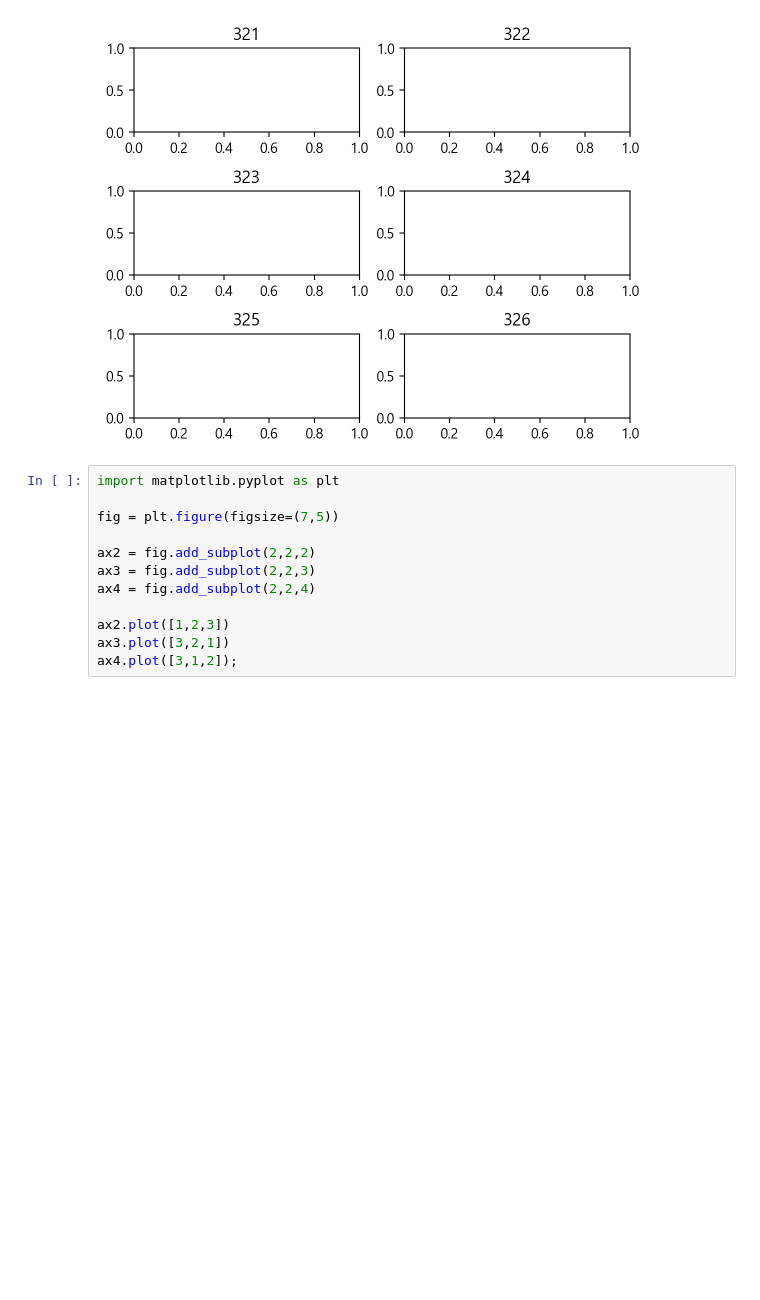
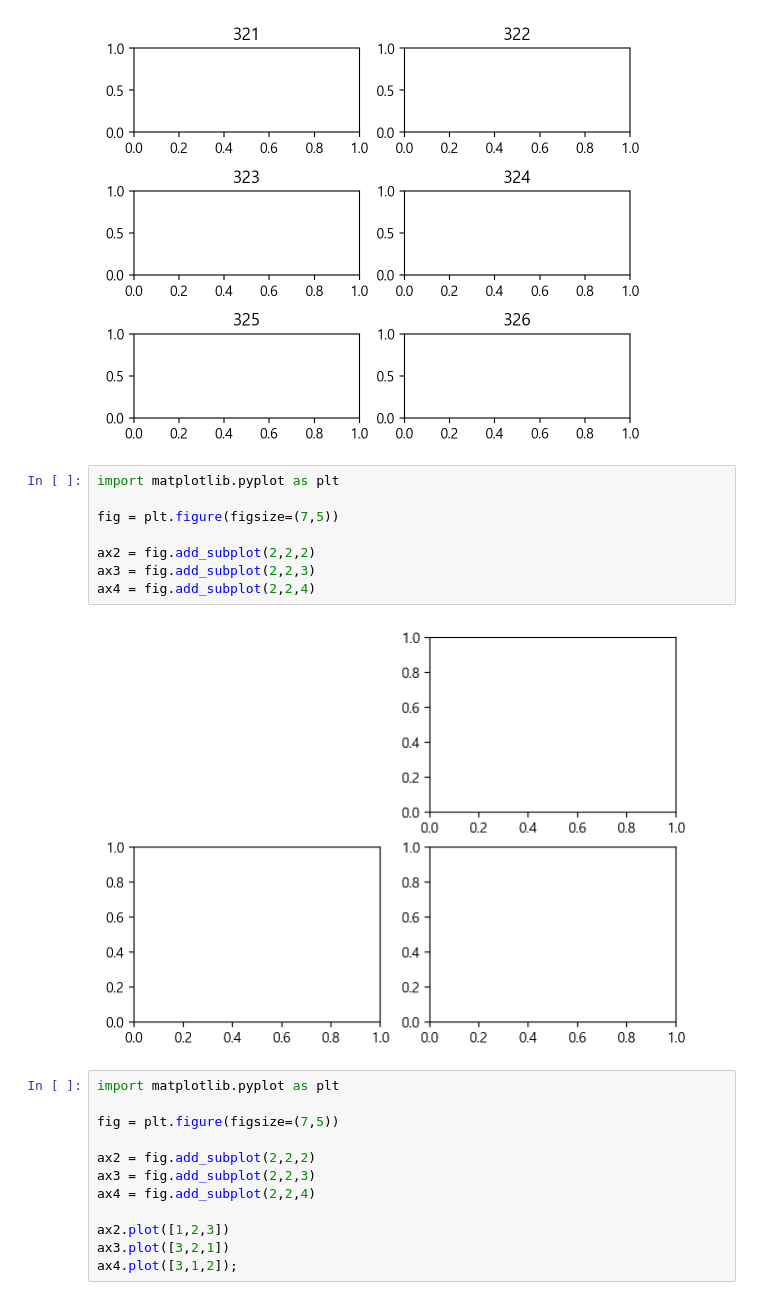
Before and after one commit to Jinseok2419342/2024-intro-DA-code, a Jupyter notebook: w06-ary-split-matplotlib-basic.ipynb, the cells around one changed output. Cells and saved outputs as stored; diff of their text form; blank space fills up the shorter version.

```diff
--- a/w06-ary-split-matplotlib-basic.ipynb
+++ b/w06-ary-split-matplotlib-basic.ipynb
@@ -451,6 +474,16 @@ fig.subplots_adjust(wspace=.2, hspace=.7)
 plt.show()
 # %% [output]
 [figure]
+# %%
+import matplotlib.pyplot as plt
+
+fig = plt.figure(figsize=(7,5))
+
+ax2 = fig.add_subplot(2,2,2)
+ax3 = fig.add_subplot(2,2,3)
+ax4 = fig.add_subplot(2,2,4)
+# %% [output]
+[figure, added]
 # %%
 import matplotlib.pyplot as plt
 
```
Also changed, not shown: parts of 3 cells of this notebook.
